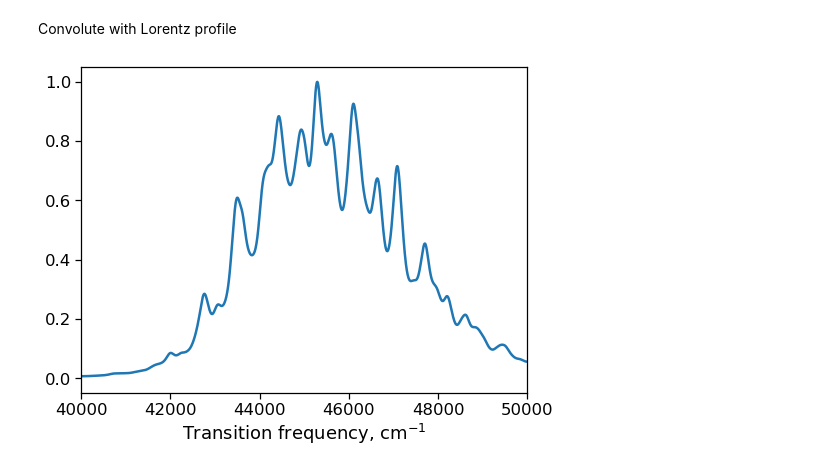
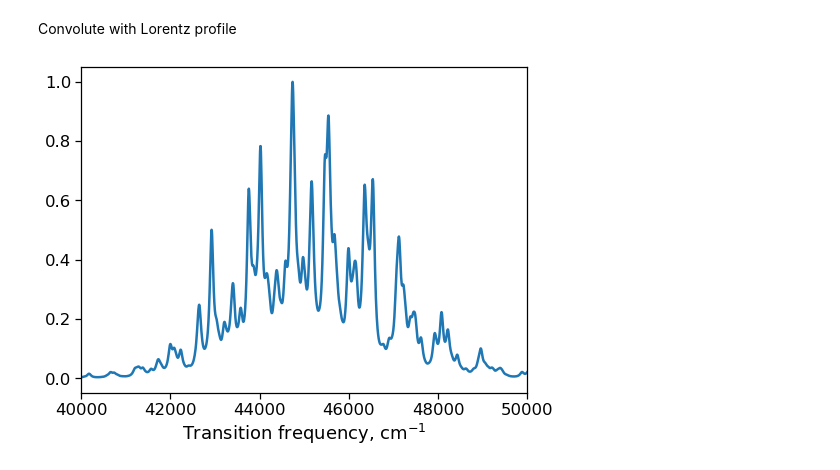
Before and after one commit to yachmena/Tutorial-OCS-vibrations, a Jupyter notebook: ocs_solutions.ipynb, the cells around one changed output. Saved outputs shown, nothing was run; the diff lists cells and outputs as text; code cells hidden in the pictures.

Commit message:
Fixed typos and improved contracted basis

```diff
--- a/ocs_solutions.ipynb
+++ b/ocs_solutions.ipynb
@@ -602,16 +602,18 @@ $$(\hat{T}+V)\Phi_l^{(3)} = E_l\Phi_l^{(3)}.$$
 # %%
+# STEP 1
+
 # freeze quantum numbers for stretches to 0
 quanta1 = [0]
 quanta2 = [0]
-quanta3 = np.arange(0, no_basis3)
-l_max = 40
+quanta3 = np.arange(0, Nb3)
+Nmax = 40
 weights_ijk = np.array([1, 1, 1])
 
 quanta = np.array(
     [
         elem
         for elem in itertools.product(quanta1, quanta2, quanta3)
-        if np.sum(elem * weights_ijk) <= l_max
+        if np.sum(elem * weights_ijk) <= Nmax
     ]
 )  # shape = (no. basis funcs, 3)
 
@@ -620,12 +622,12 @@ x1_, x2_, x3_ = x_points.T
 q1, q2, q3 = quanta.T
 
 # compute product basis and derivatives
-psi = func_psi1(x1_)[q1] * func_psi2(x2_)[q2] * func_psi3(x3_)[q3]
+psi = func_phi1(x1_)[q1] * func_phi2(x2_)[q2] * func_phi3(x3_)[q3]
 dpsi = np.array(
     [
-        func_dpsi1(x1_)[q1] * func_psi2(x2_)[q2] * func_psi3(x3_)[q3],
-        func_psi1(x1_)[q1] * func_dpsi2(x2_)[q2] * func_psi3(x3_)[q3],
-        func_psi1(x1_)[q1] * func_psi2(x2_)[q2] * func_dpsi3(x3_)[q3],
+        func_dphi1(x1_)[q1] * func_phi2(x2_)[q2] * func_phi3(x3_)[q3],
+        func_phi1(x1_)[q1] * func_dphi2(x2_)[q2] * func_phi3(x3_)[q3],
+        func_phi1(x1_)[q1] * func_phi2(x2_)[q2] * func_dphi3(x3_)[q3],
     ]
 )
 
@@ -644,8 +646,8 @@ e1, v1_contracted_coo_3 = np.linalg.eigh(h1)
 # redefine basis functions and derivatives for coordinate theta
 # now, this function will depend on the electronic state
 
-func_psi3_el0 = lambda x: np.dot(v0_contracted_coo_3.T, legendre(no_basis3, x))
-func_dpsi3_el0 = lambda x: np.dot(v0_contracted_coo_3.T, legendre_deriv(no_basis3, x))
+func_phi3_el0 = lambda x: np.dot(v0_contracted_coo_3.T, func_phi3(x))
+func_dphi3_el0 = lambda x: np.dot(v0_contracted_coo_3.T, func_dphi3(x))
 
-func_psi3_el1 = lambda x: np.dot(v1_contracted_coo_3.T, legendre(no_basis3, x))
-func_dpsi3_el1 = lambda x: np.dot(v1_contracted_coo_3.T, legendre_deriv(no_basis3, x))
+func_phi3_el1 = lambda x: np.dot(v1_contracted_coo_3.T, func_phi3(x))
+func_dphi3_el1 = lambda x: np.dot(v1_contracted_coo_3.T, func_dphi3(x))
@@ -651,0 +708,5 @@ func_dpsi3_el1 = lambda x: np.dot(v1_contracted_coo_3.T, legendre_deriv(no_basis
+# %%
+no_states = 20
+for e, v, i in zip(e0, v0.T, range(no_states)):
+    ind = np.argmax(np.abs(v))
+    print(i, e - e0[0], np.abs(v[ind]) ** 2, quanta[ind])
@@ -651,0 +734,5 @@ func_dpsi3_el1 = lambda x: np.dot(v1_contracted_coo_3.T, legendre_deriv(no_basis
+# %%
+no_states = 20
+for e, v, i in zip(e1, v1.T, range(no_states)):
+    ind = np.argmax(np.abs(v))
+    print(i, e - e1[0], np.abs(v[ind]) ** 2, quanta[ind])
@@ -690,26 +798,26 @@ plt.show()
 # %% [markdown]
 Convolute with Lorentz profile
 # %%
-width = 250
+width = 100
 temp = 170.0
 kB = constants.value("Boltzmann constant in inverse meter per kelvin") / 100
 Boltz = np.exp(-enr_ini / (kB * temp))
 Boltz = Boltz / np.sum(Boltz)
 points = np.linspace(np.min(freq), np.max(freq), 10000)
 
 
 def convolute_lorentz(points, x, y, width):
     f = np.zeros(len(points))
     for i in range(len(x)):
         f += y[i] * 1 / np.pi * 0.5 * width / ((points - x[i]) ** 2 + 0.25 * width**2)
     return f
 
 
 crossec = convolute_lorentz(points, freq, tran_str * Boltz, width)
 
 plt.plot(points, crossec / np.max(crossec))
 plt.xlabel("Transition frequency, cm$^{-1}$")
 plt.xlim([40000, 50000])
 plt.show()
 # %% [output]
-[figure, old version]
+[figure, new version]
```
Also changed, not shown: parts of 23 cells of this notebook.
